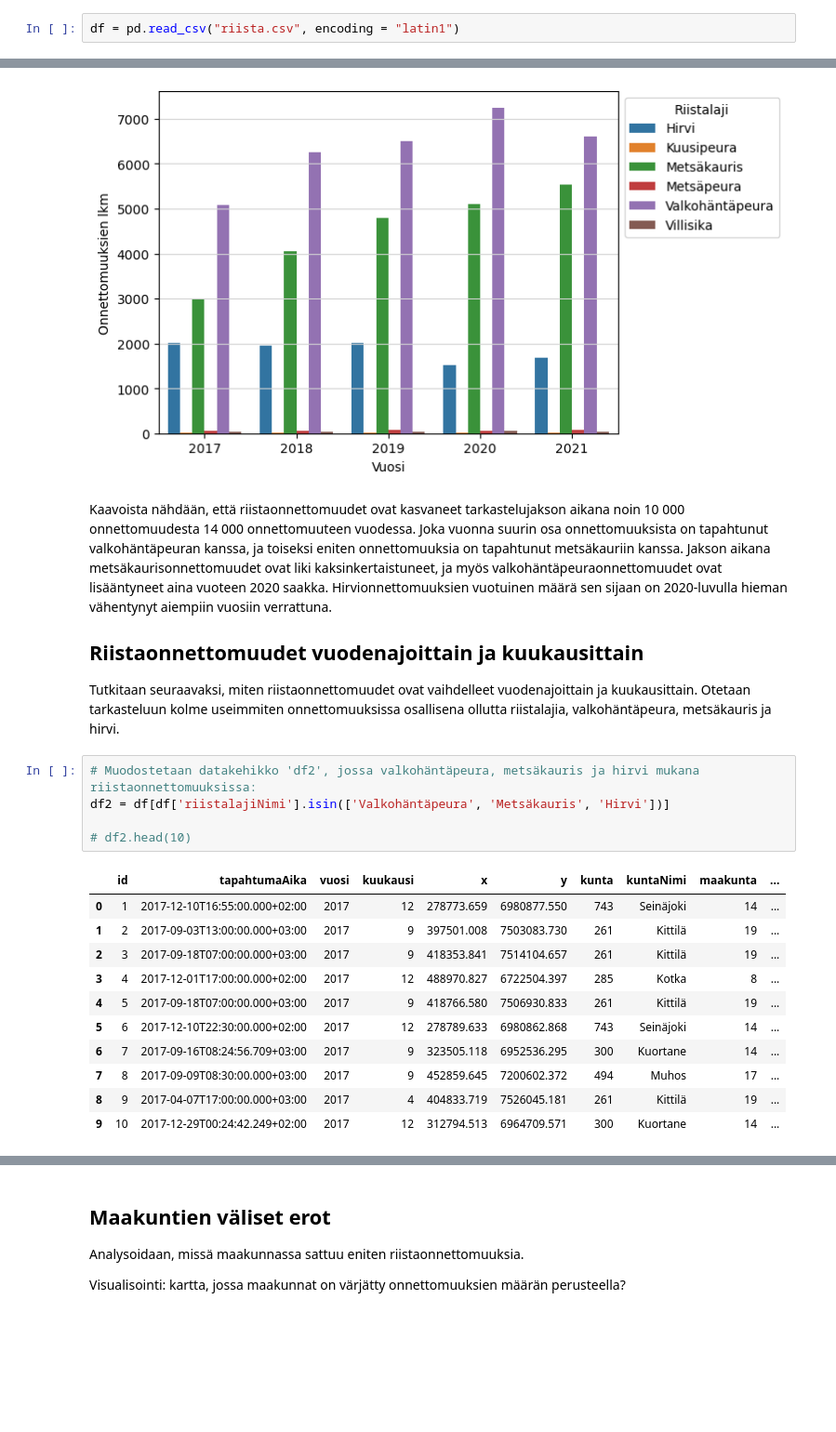
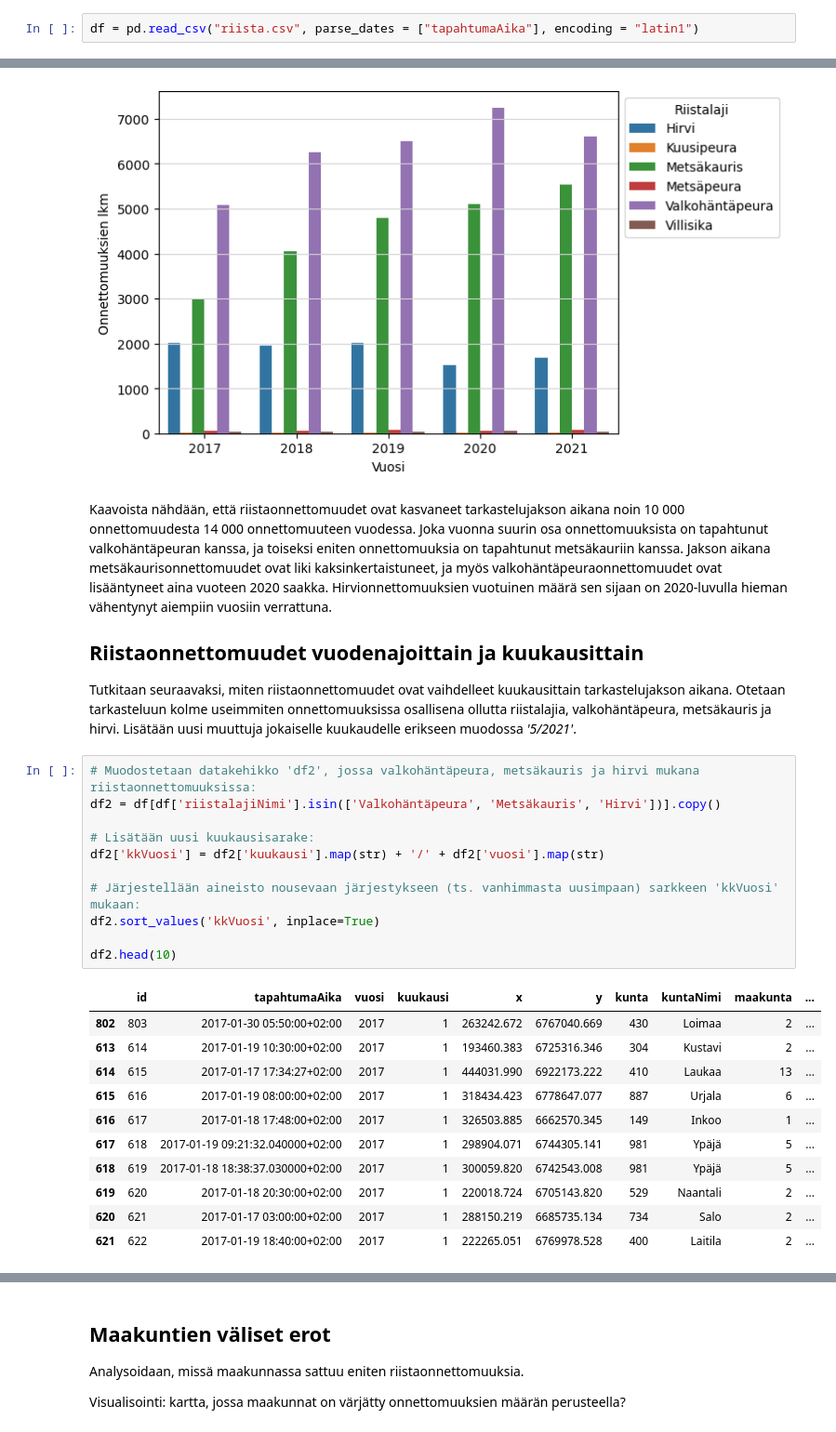
Before and after one commit to SallaLipasti/riistaonnettomuudet, a Jupyter notebook: datan_analysointi.ipynb, the cells around one changed output, grey strips where cells are left out. Shown at 93% size. Drawn from its saved outputs; the diff is of its cells as text; blank space fills up the shorter version.

Commit message:
Korjattu README.md; korjailtu data-analyysiraportin alkuosaa, jatkettu riistaonnettomuuksien analysointia kuukausittain

```diff
--- a/datan_analysointi.ipynb
+++ b/datan_analysointi.ipynb
@@ -28,7 +28,7 @@ import numpy as np
 import seaborn as sns
 import matplotlib.pyplot as plt
 # %%
-df = pd.read_csv("riista.csv", encoding = "latin1")
+df = pd.read_csv("riista.csv", parse_dates = ["tapahtumaAika"], encoding = "latin1")
 # %%
 df.head()
 # %% [output]
@@ -237,21 +237,27 @@ Kaavoista nähdään, että riistaonnettomuudet ovat kasvaneet tarkastelujakson
 
 ## Riistaonnettomuudet vuodenajoittain ja kuukausittain
 
-Tutkitaan seuraavaksi, miten riistaonnettomuudet ovat vaihdelleet vuodenajoittain ja kuukausittain. Otetaan tarkasteluun kolme useimmiten onnettomuuksissa osallisena ollutta riistalajia, valkohäntäpeura, metsäkauris ja hirvi.
+Tutkitaan seuraavaksi, miten riistaonnettomuudet ovat vaihdelleet kuukausittain tarkastelujakson aikana. Otetaan tarkasteluun kolme useimmiten onnettomuuksissa osallisena ollutta riistalajia, valkohäntäpeura, metsäkauris ja hirvi. Lisätään uusi muuttuja jokaiselle kuukaudelle erikseen muodossa *'5/2021'*.
 # %%
 # Muodostetaan datakehikko 'df2', jossa valkohäntäpeura, metsäkauris ja hirvi mukana riistaonnettomuuksissa:
-df2 = df[df['riistalajiNimi'].isin(['Valkohäntäpeura', 'Metsäkauris', 'Hirvi'])]
+df2 = df[df['riistalajiNimi'].isin(['Valkohäntäpeura', 'Metsäkauris', 'Hirvi'])].copy()
 
-# df2.head(10)
+# Lisätään uusi kuukausisarake:
+df2['kkVuosi'] = df2['kuukausi'].map(str) + '/' + df2['vuosi'].map(str)
+
+# Järjestellään aineisto nousevaan järjestykseen (ts. vanhimmasta uusimpaan) sarkkeen 'kkVuosi' mukaan:
+df2.sort_values('kkVuosi', inplace=True)
+
+df2.head(10)
 # %% [output]
 |  | id | tapahtumaAika | vuosi | kuukausi | x | y | kunta | kuntaNimi | maakunta | ... |
-| 0 | 1 | 2017-12-10T16:55:00.000+02:00 | 2017 | 12 | 278773.659 | 6980877.550 | 743 | Seinäjoki | 14 | ... |
-| 1 | 2 | 2017-09-03T13:00:00.000+03:00 | 2017 | 9 | 397501.008 | 7503083.730 | 261 | Kittilä | 19 | ... |
-| 2 | 3 | 2017-09-18T07:00:00.000+03:00 | 2017 | 9 | 418353.841 | 7514104.657 | 261 | Kittilä | 19 | ... |
-| 3 | 4 | 2017-12-01T17:00:00.000+02:00 | 2017 | 12 | 488970.827 | 6722504.397 | 285 | Kotka | 8 | ... |
-| 4 | 5 | 2017-09-18T07:00:00.000+03:00 | 2017 | 9 | 418766.580 | 7506930.833 | 261 | Kittilä | 19 | ... |
-| 5 | 6 | 2017-12-10T22:30:00.000+02:00 | 2017 | 12 | 278789.633 | 6980862.868 | 743 | Seinäjoki | 14 | ... |
-| 6 | 7 | 2017-09-16T08:24:56.709+03:00 | 2017 | 9 | 323505.118 | 6952536.295 | 300 | Kuortane | 14 | ... |
-| 7 | 8 | 2017-09-09T08:30:00.000+03:00 | 2017 | 9 | 452859.645 | 7200602.372 | 494 | Muhos | 17 | ... |
-| 8 | 9 | 2017-04-07T17:00:00.000+03:00 | 2017 | 4 | 404833.719 | 7526045.181 | 261 | Kittilä | 19 | ... |
-| 9 | 10 | 2017-12-29T00:24:42.249+02:00 | 2017 | 12 | 312794.513 | 6964709.571 | 300 | Kuortane | 14 | ... |
+| 802 | 803 | 2017-01-30 05:50:00+02:00 | 2017 | 1 | 263242.672 | 6767040.669 | 430 | Loimaa | 2 | ... |
+| 613 | 614 | 2017-01-19 10:30:00+02:00 | 2017 | 1 | 193460.383 | 6725316.346 | 304 | Kustavi | 2 | ... |
+| 614 | 615 | 2017-01-17 17:34:27+02:00 | 2017 | 1 | 444031.990 | 6922173.222 | 410 | Laukaa | 13 | ... |
+| 615 | 616 | 2017-01-19 08:00:00+02:00 | 2017 | 1 | 318434.423 | 6778647.077 | 887 | Urjala | 6 | ... |
+| 616 | 617 | 2017-01-18 17:48:00+02:00 | 2017 | 1 | 326503.885 | 6662570.345 | 149 | Inkoo | 1 | ... |
+| 617 | 618 | 2017-01-19 09:21:32.040000+02:00 | 2017 | 1 | 298904.071 | 6744305.141 | 981 | Ypäjä | 5 | ... |
+| 618 | 619 | 2017-01-18 18:38:37.030000+02:00 | 2017 | 1 | 300059.820 | 6742543.008 | 981 | Ypäjä | 5 | ... |
+| 619 | 620 | 2017-01-18 20:30:00+02:00 | 2017 | 1 | 220018.724 | 6705143.820 | 529 | Naantali | 2 | ... |
+| 620 | 621 | 2017-01-17 03:00:00+02:00 | 2017 | 1 | 288150.219 | 6685735.134 | 734 | Salo | 2 | ... |
+| 621 | 622 | 2017-01-19 18:40:00+02:00 | 2017 | 1 | 222265.051 | 6769978.528 | 400 | Laitila | 2 | ... |
```
Also changed, not shown: parts of 9 cells of this notebook, 1 other file.
